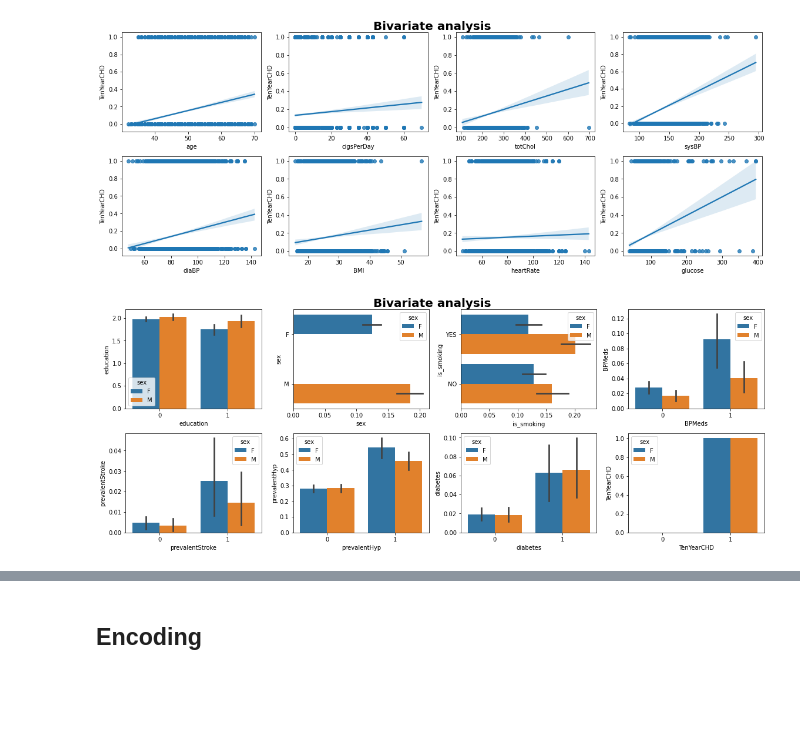
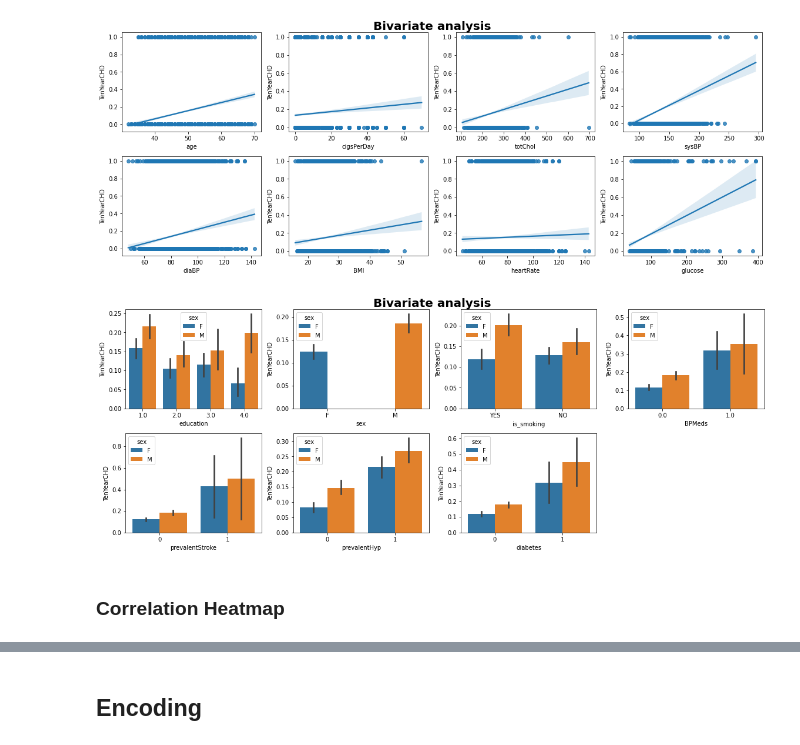
Before and after one commit to harkpun/Cardiovascular-Risk-Prediction, a Jupyter notebook: Cardiovascular_Risk_Prediction.ipynb, the cells around one changed output, grey strips where cells are left out. Drawn from its saved outputs; the diff is of its cells as text; code cells hidden in the pictures; blank space fills up the shorter version.

```diff
--- a/Cardiovascular_Risk_Prediction.ipynb
+++ b/Cardiovascular_Risk_Prediction.ipynb
@@ -241,8 +163,17 @@ dtype: int64
 # %%
-numeric_features = [col for col in df.columns if df[col].nunique()>5]
+numeric_features = []
+category_features = []
+
+for col in df.columns:
+  # print('='*100)
+  # print(f'{col} : {df[col].unique()}')
+
+  if df[col].nunique() > 5:
+    numeric_features.append(col)
+  else:
+    category_features.append(col)
+
 print(numeric_features)
-
-category_features = [col for col in df.columns if col not in numeric_features]
 print(category_features)
 # %% [output]
 ['age', 'cigsPerDay', 'totChol', 'sysBP', 'diaBP', 'BMI', 'heartRate', 'glucose']
@@ -293,9 +215,0 @@ print(upper_bound)
-# %%
-# checking for Outliers
-for col in numeric_features:
-  fig, ax = plt.subplots(1,2, figsize=(12,4))
-  sns.boxplot(df[col], ax=ax[0])
-  sns.distplot(df[col], ax=ax[1])
-  plt.axvline(df[col].mean(), color='blue', linestyle='dashed', linewidth=2)
-  plt.axvline(df[col].median(), color='red', linestyle='dashed', linewidth=2)
-  plt.tight_layout()
@@ -358,0 +287,6 @@ for col in numeric_features:
+# %%
+# imputing missing  values
+nan_col = ['glucose','totChol','BMI','heartRate','education','cigsPerDay','BPMeds']
+
+for col in nan_col:
+  df1[col] = df[col].fillna(df[col].mean())
@@ -381,9 +334,0 @@ for i,col in enumerate(category_features):
-# %%
-plt.figure(figsize=(16,6))
-plt.suptitle('Outlier Analysis', fontsize=20, fontweight='bold', y=1.02)
-
-for i,col in enumerate(numeric_features):
-  plt.subplot(2, 4, i+1)
-  sns.boxplot(df[col])
-  plt.xlabel(col)
-  plt.tight_layout()
@@ -403,14 +354,16 @@ for i,col in enumerate(numeric_features):
 # %%
 plt.figure(figsize=(16,6))
 plt.suptitle('Bivariate analysis', fontsize=20, fontweight='bold', y=1.02)
 
-for i,col in enumerate(category_features):
+for i,col in enumerate(category_features[:-1]):
   plt.subplot(2, 4, i+1)
-  sns.barplot(y=df[col], x='TenYearCHD', hue='sex', data=df)
+  sns.barplot(x=df[col], y='TenYearCHD', hue='sex', data=df)
   plt.xlabel(col)
   plt.tight_layout()
 # %% [output]
-[figure, old version]
+[figure, new version]
+# %% [markdown]
+### **Correlation Heatmap**
 # %%
 plt.figure(figsize=(14,8))
 sns.heatmap(df1.corr(), annot=True, cmap='coolwarm')
```
Also changed, not shown: parts of 53 cells of this notebook.
